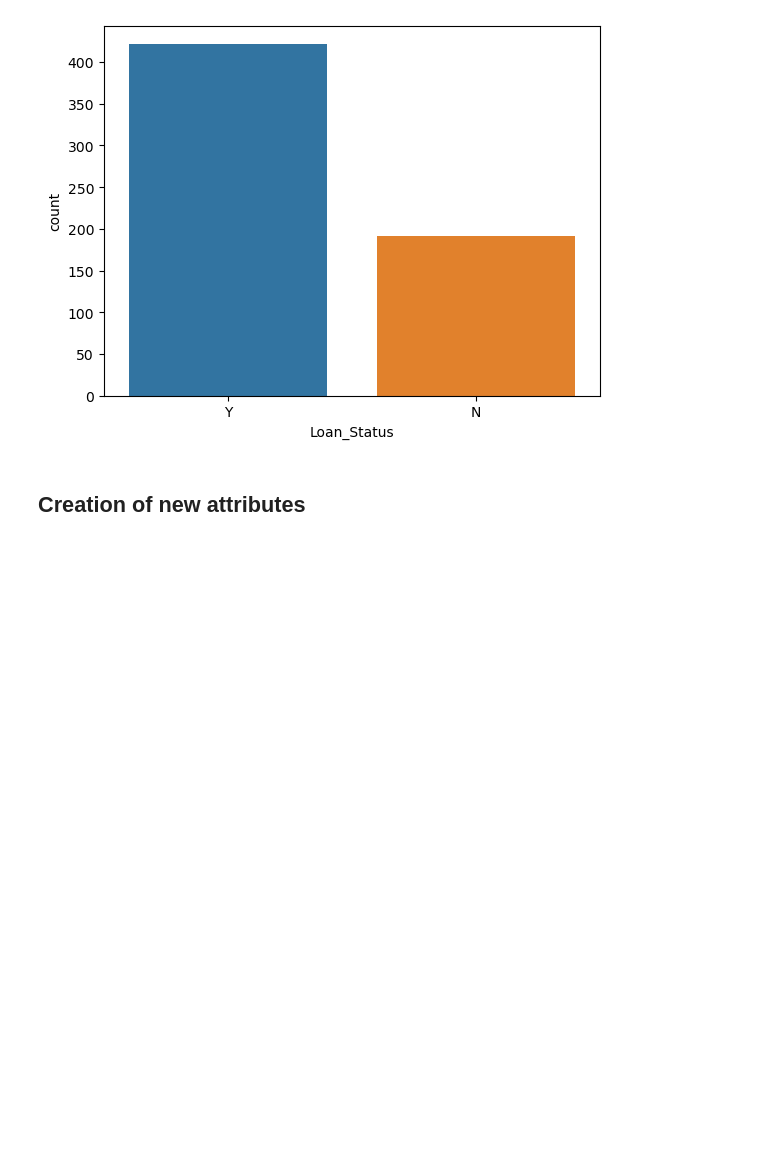
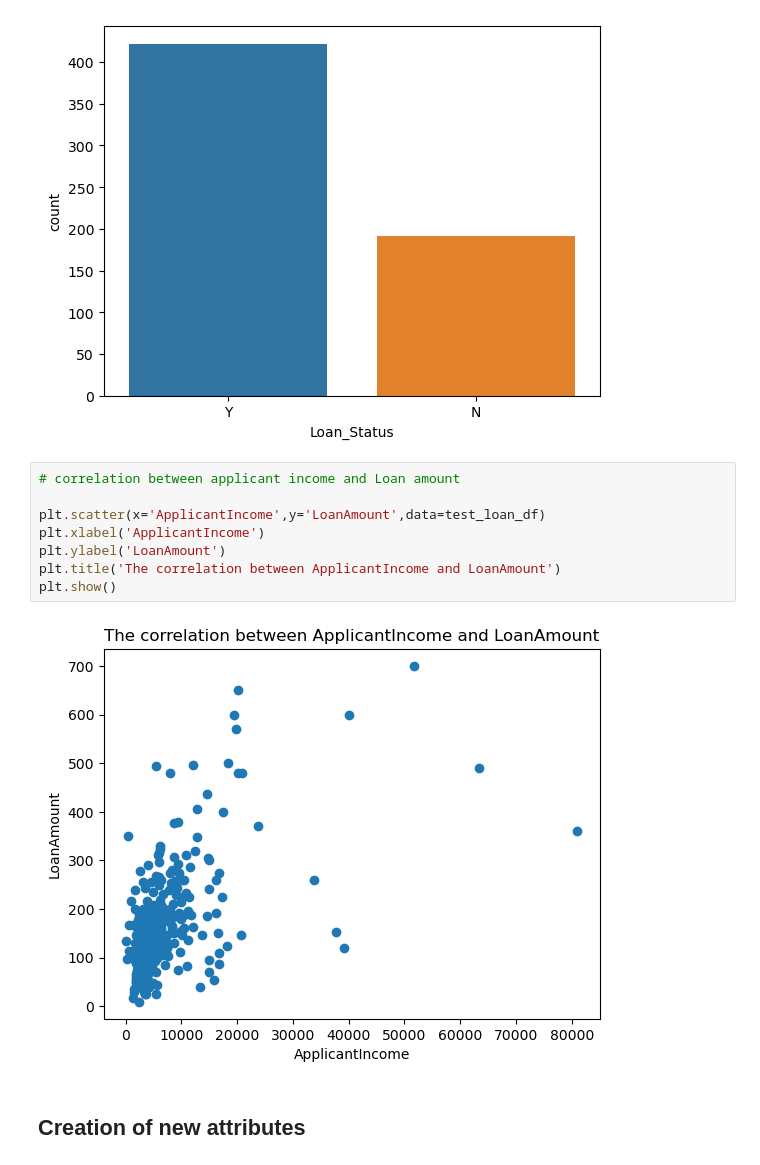
Before and after one commit to AnvithaChaluvadi/Loan-Decision-Tool_Project2, a Jupyter notebook: test-loan defaulter.ipynb, the cells around one changed output. Drawn from its saved outputs; the diff is of its cells as text; blank space fills up the shorter version.

```diff
--- a/test-loan defaulter.ipynb
+++ b/test-loan defaulter.ipynb
@@ -262,6 +266,16 @@ sns.countplot(x ='Loan_Status', data = test_loan_df)
 # %% [output]
 <Axes: xlabel='Loan_Status', ylabel='count'>
 [figure]
+# %%
+# correlation between applicant income and Loan amount
+
+plt.scatter(x='ApplicantIncome',y='LoanAmount',data=test_loan_df)
+plt.xlabel('ApplicantIncome')
+plt.ylabel('LoanAmount')
+plt.title('The correlation between ApplicantIncome and LoanAmount')
+plt.show()
+# %% [output]
+[figure, added]
 # %% [markdown]
 ## Creation of new attributes
 # %%
```
Also changed, not shown: parts of 60 cells of this notebook, 1 other file.
